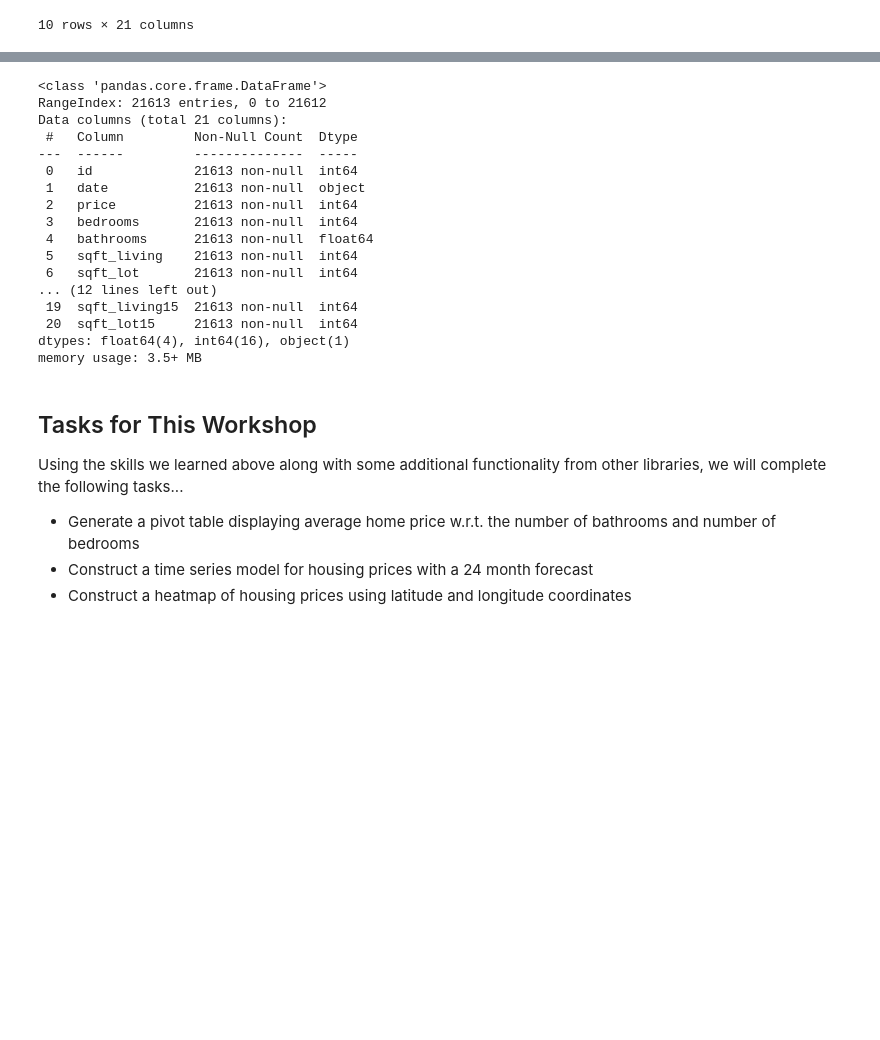
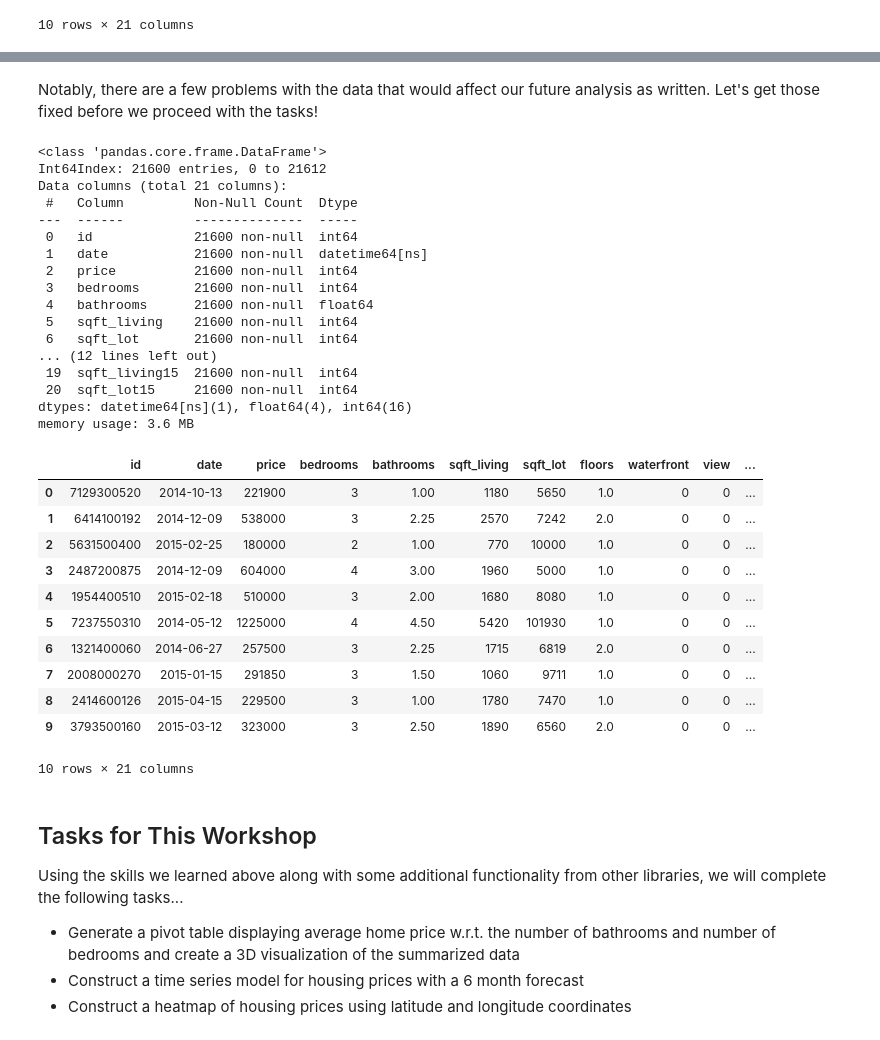
Before and after one commit to kylesorensen20/pandas-workshop, a Jupyter notebook: workshop.ipynb, the cells around one changed output, grey strips where cells are left out. Cells and saved outputs as stored; diff of their text form; code cells hidden in the pictures; blank space fills up the shorter version.

```diff
--- a/workshop.ipynb
+++ b/workshop.ipynb
@@ -105,26 +262,48 @@ home_data.head(10)
+# %% [markdown]
+Notably, there are a few problems with the data that would affect our future analysis as written. Let's get those fixed before we proceed with the tasks!
 # %%
+## A few basic data cleaning examples
+# 33 bedrooms, meant to be 3
+home_data.bedrooms.replace(to_replace=33, value=3, inplace=True)
+# Drop houses with 0 bedrooms
+home_data = home_data[home_data['bedrooms'] > 0]
+# Fix date column to be datetime object
+home_data.date = pd.to_datetime(home_data.date)
 home_data.info()
+home_data.head(10)
 # %% [output]
 <class 'pandas.core.frame.DataFrame'>
-RangeIndex: 21613 entries, 0 to 21612
+Int64Index: 21600 entries, 0 to 21612
 Data columns (total 21 columns):
  #   Column         Non-Null Count  Dtype
 ---  ------         --------------  -----
- 0   id             21613 non-null  int64
- 1   date           21613 non-null  object
- 2   price          21613 non-null  int64
- 3   bedrooms       21613 non-null  int64
- 4   bathrooms      21613 non-null  float64
- 5   sqft_living    21613 non-null  int64
- 6   sqft_lot       21613 non-null  int64
+ 0   id             21600 non-null  int64
+ 1   date           21600 non-null  datetime64[ns]
+ 2   price          21600 non-null  int64
+ 3   bedrooms       21600 non-null  int64
+ 4   bathrooms      21600 non-null  float64
+ 5   sqft_living    21600 non-null  int64
+ 6   sqft_lot       21600 non-null  int64
 ... (12 lines left out)
- 19  sqft_living15  21613 non-null  int64
- 20  sqft_lot15     21613 non-null  int64
-dtypes: float64(4), int64(16), object(1)
-memory usage: 3.5+ MB
+ 19  sqft_living15  21600 non-null  int64
+ 20  sqft_lot15     21600 non-null  int64
+dtypes: datetime64[ns](1), float64(4), int64(16)
+memory usage: 3.6 MB
+|  | id | date | price | bedrooms | bathrooms | sqft_living | sqft_lot | floors | waterfront | view | ... |
+| 0 | 7129300520 | 2014-10-13 | 221900 | 3 | 1.00 | 1180 | 5650 | 1.0 | 0 | 0 | ... |
+| 1 | 6414100192 | 2014-12-09 | 538000 | 3 | 2.25 | 2570 | 7242 | 2.0 | 0 | 0 | ... |
+| 2 | 5631500400 | 2015-02-25 | 180000 | 2 | 1.00 | 770 | 10000 | 1.0 | 0 | 0 | ... |
+| 3 | 2487200875 | 2014-12-09 | 604000 | 4 | 3.00 | 1960 | 5000 | 1.0 | 0 | 0 | ... |
+| 4 | 1954400510 | 2015-02-18 | 510000 | 3 | 2.00 | 1680 | 8080 | 1.0 | 0 | 0 | ... |
+| 5 | 7237550310 | 2014-05-12 | 1225000 | 4 | 4.50 | 5420 | 101930 | 1.0 | 0 | 0 | ... |
+| 6 | 1321400060 | 2014-06-27 | 257500 | 3 | 2.25 | 1715 | 6819 | 2.0 | 0 | 0 | ... |
+| 7 | 2008000270 | 2015-01-15 | 291850 | 3 | 1.50 | 1060 | 9711 | 1.0 | 0 | 0 | ... |
+| 8 | 2414600126 | 2015-04-15 | 229500 | 3 | 1.00 | 1780 | 7470 | 1.0 | 0 | 0 | ... |
+| 9 | 3793500160 | 2015-03-12 | 323000 | 3 | 2.50 | 1890 | 6560 | 2.0 | 0 | 0 | ... |
+10 rows × 21 columns
 # %% [markdown]
 ## Tasks for This Workshop
 Using the skills we learned above along with some additional functionality from other libraries, we will complete the following tasks...
-* Generate a pivot table displaying average home price w.r.t. the number of bathrooms and number of bedrooms
-* Construct a time series model for housing prices with a 24 month forecast
+* Generate a pivot table displaying average home price w.r.t. the number of bathrooms and number of bedrooms and create a 3D visualization of the summarized data
+* Construct a time series model for housing prices with a 6 month forecast
 * Construct a heatmap of housing prices using latitude and longitude coordinates
```
Also changed, not shown: parts of 23 cells of this notebook, 2 other files.
